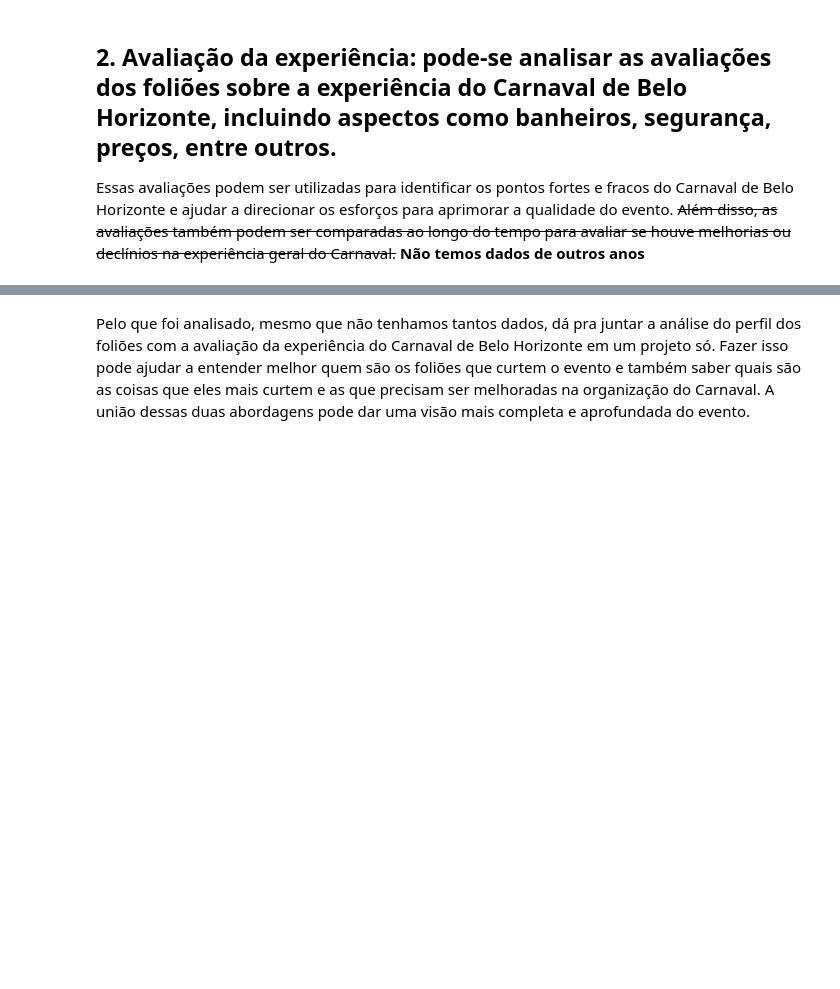
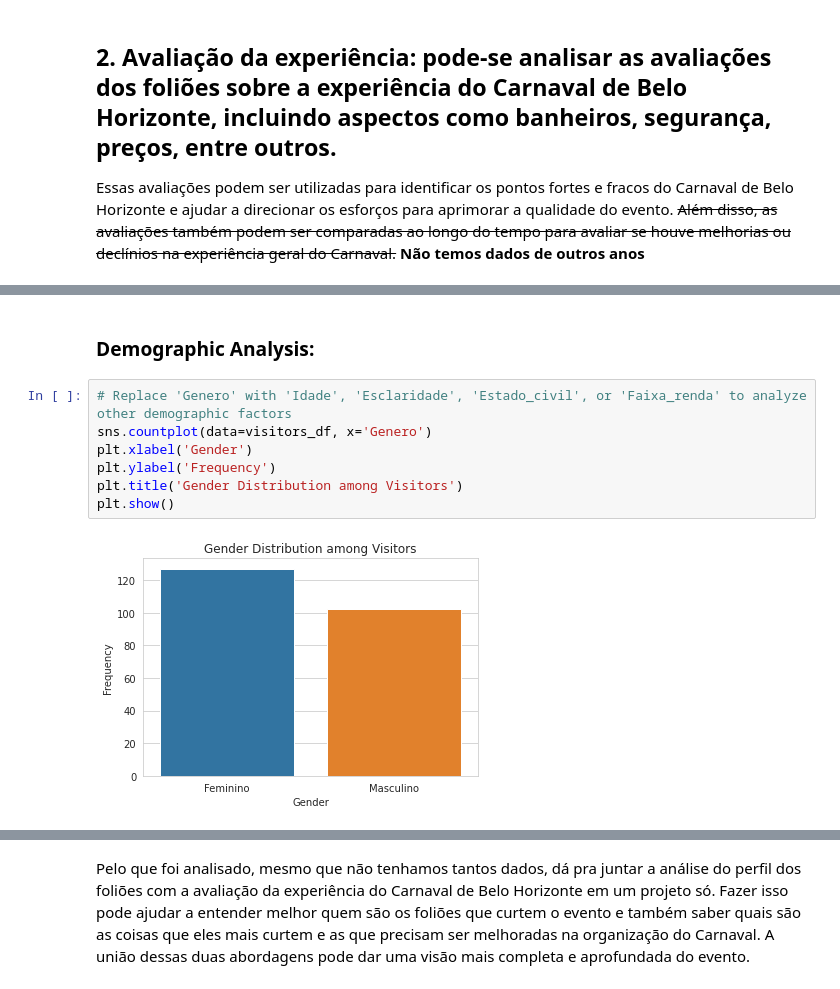
Before and after one commit to Aguiar-Gabriel/Carnaval-Pudding, a Jupyter notebook: Analise_Inicial.ipynb, the cells around one changed output, grey strips where cells are left out. Drawn from its saved outputs; the diff is of its cells as text; blank space fills up the shorter version.

```diff
--- a/Analise_Inicial.ipynb
+++ b/Analise_Inicial.ipynb
@@ -245,0 +276,11 @@ plt.show()
+# %% [markdown]
+### Demographic Analysis:
+# %%
+# Replace 'Genero' with 'Idade', 'Esclaridade', 'Estado_civil', or 'Faixa_renda' to analyze other demographic factors
+sns.countplot(data=visitors_df, x='Genero')
+plt.xlabel('Gender')
+plt.ylabel('Frequency')
+plt.title('Gender Distribution among Visitors')
+plt.show()
+# %% [output]
+[figure, added]
```
Also changed, not shown: parts of 24 cells of this notebook.
